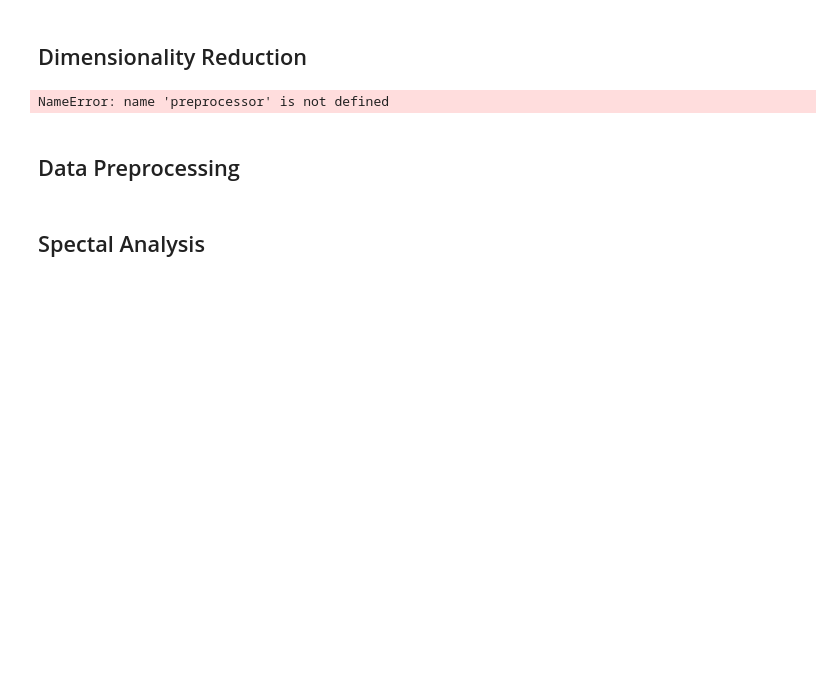
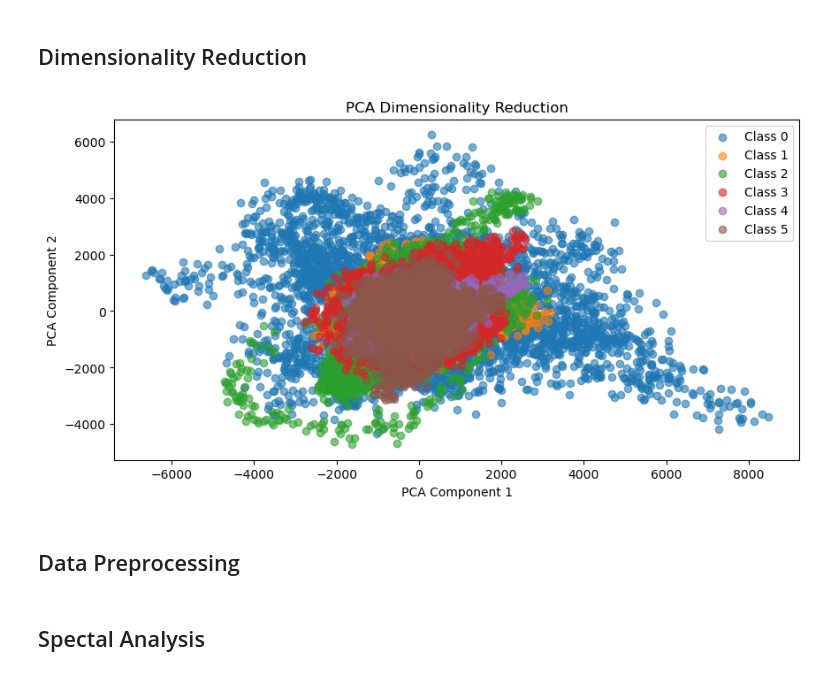
Before and after one commit to Incomprehensible/Real-Time-Gesture-Control-System-for-Precision-Control, a Jupyter notebook: training/scripts/hand-gesture-recognition_pipeline_tuning.ipynb, the cells around one changed output. Cells and saved outputs as stored; diff of their text form; code cells hidden in the pictures; blank space fills up the shorter version.

```diff
--- a/training/scripts/hand-gesture-recognition_pipeline_tuning.ipynb
+++ b/training/scripts/hand-gesture-recognition_pipeline_tuning.ipynb
@@ -179,3 +166,6 @@ labels = df.iloc[:, -1]
+# %%
+sensor_data = df.iloc[:, :]
+labels = [Classes.FIST]*len(fist_df) + [Classes.INDEX]*len(index_df) + [Classes.MIDDLE]*len(middle_df) + [Classes.OK]*len(ok_df) + [Classes.PEACE]*len(peace_df) + [Classes.THUMB]*len(thumb_df)
 # %% [markdown]
 ## Preprocessing
 # %%
@@ -231,7 +221,7 @@ class EMG_preprocessor():
         # raw_data = self._apply_filter(data)
         # raw_data = self._remove_artefact(raw_data)
         raw_data = data
-        raw_data = self._subtract_baseline(raw_data, sensor_num)
+        # raw_data = self._subtract_baseline(raw_data, sensor_num)
         raw_data = self._calculate_linear_envelop(raw_data, sensor_num, plot=False)
         return raw_data
 
@@ -398,6 +400,9 @@ def plot_all_signals(preprocessor, all_data, title, filter=False):
     for sensor in range(0, num_sensors):
         sigs = signals[sensor]
         sigs = np.array(sigs).flatten()
+        # mean = np.mean(sigs, axis=0)
+        # std = np.std(sigs, axis=0)
+        # sigs = (sigs - mean) #/ std
         if filter:
             print('Raw SNR: ', preprocessor.signaltonoise(sigs, sensor))
             sigs = preprocessor.preprocess(sigs, sensor)
@@ -425,17 +430,18 @@ def plot_all_signals(preprocessor, all_data, title, filter=False):
 # plot_all_signals(preprocessor, raw_signal, title='Fist gesture (all)', filter=False)
 # plot_all_signals(preprocessor, raw_signal, title='Fist gesture (all processed)', filter=True)
 
-preprocessor = EMG_preprocessor(lf, hf, fs, trim, bandpass_order, outlier_rejection_stds, neutral_df.iloc[:, :-1].values, filter_type='highlow', library='nk2')
-raw_signal = ok_df.iloc[:, :-1].values
+preprocessor = EMG_preprocessor(lf, hf, fs, trim, bandpass_order, outlier_rejection_stds, baseline_df.values, filter_type='highlow', library='libemg')
+raw_signal = ok_df.values
+print(raw_signal[:10])
 plot_all_signals(preprocessor, raw_signal, title='Ok gesture (all)', filter=False)
 plot_all_signals(preprocessor, raw_signal, title='Ok gesture (all processed)', filter=True)
 
-preprocessor = EMG_preprocessor(lf, hf, fs, trim, bandpass_order, outlier_rejection_stds, neutral_df.iloc[:, :-1].values, filter_type='band', library='nk2')
-raw_signal = ok_df.iloc[:, :-1].values
+preprocessor = EMG_preprocessor(lf, hf, fs, trim, bandpass_order, outlier_rejection_stds, baseline_df.values, filter_type='band', library='libemg')
+raw_signal = ok_df.values
 plot_all_signals(preprocessor, raw_signal, title='Ok gesture (all)', filter=False)
 plot_all_signals(preprocessor, raw_signal, title='Ok gesture (all processed)', filter=True)
 
-# preprocessor = EMG_preprocessor(lf, hf, fs, trim, bandpass_order, outlier_rejection_stds, neutral_df.iloc[:, :-1].values, filter_type='highlow', library='libemg')
+# # preprocessor = EMG_preprocessor(lf, hf, fs, trim, bandpass_order, outlier_rejection_stds, neutral_df.iloc[:, :-1].values, filter_type='highlow', library='libemg')
 # raw_signal = fist_df.iloc[:, :-1].values
 # plot_all_signals(preprocessor, raw_signal, title='Fist gesture (all)', filter=False)
 # plot_all_signals(preprocessor, raw_signal, title='Fist gesture (all processed)', filter=True)
@@ -502,41 +477,41 @@ plt.show()
 # PCA Dimensionality Reduction to 2 components
 pca = PCA(n_components=2)
 shape = sensor_data.shape
-signals = np.array_split(sensor_data, num_sensors)
+signals = np.array_split(sensor_data.values.flatten(), num_sensors)
 for sensor in range(0, num_sensors):
     sigs = signals[sensor]
     sigs = np.array(sigs).flatten()
     sigs = preprocessor.preprocess(sigs, sensor)
     signals[sensor] = sigs
 
 sensor_preproc = np.asarray(signals).flatten().reshape(shape)
 pca_result = pca.fit_transform(sensor_preproc)
 
 # Plot PCA results
 plt.figure(figsize=(10, 5))
 for class_id in np.unique(labels):
     plt.scatter(pca_result[labels == class_id, 0], pca_result[labels == class_id, 1], label=f'Class {class_id}', alpha=0.6)
 plt.title("PCA Dimensionality Reduction")
 plt.xlabel("PCA Component 1")
 plt.ylabel("PCA Component 2")
 plt.legend()
 plt.show()
 
 # # t-SNE Dimensionality Reduction to 2 components
 # tsne = TSNE(n_components=2, perplexity=30, random_state=42)
 # tsne_result = tsne.fit_transform(sensor_preproc)
 
 # # Plot t-SNE results
 # plt.figure(figsize=(10, 5))
 # for class_id in np.unique(labels):
 #     plt.scatter(tsne_result[labels == class_id, 0], tsne_result[labels == class_id, 1], label=f'Class {class_id}', alpha=0.6)
 # plt.title("t-SNE Dimensionality Reduction")
 # plt.xlabel("t-SNE Component 1")
 # plt.ylabel("t-SNE Component 2")
 # plt.legend()
 # plt.show()
 # %% [output]
-NameError: name 'preprocessor' is not defined
+[figure, added]
 # %% [markdown]
 ## Data Preprocessing
 # %% [markdown]
```
Also changed, not shown: parts of 41 cells of this notebook, 1 other file.
